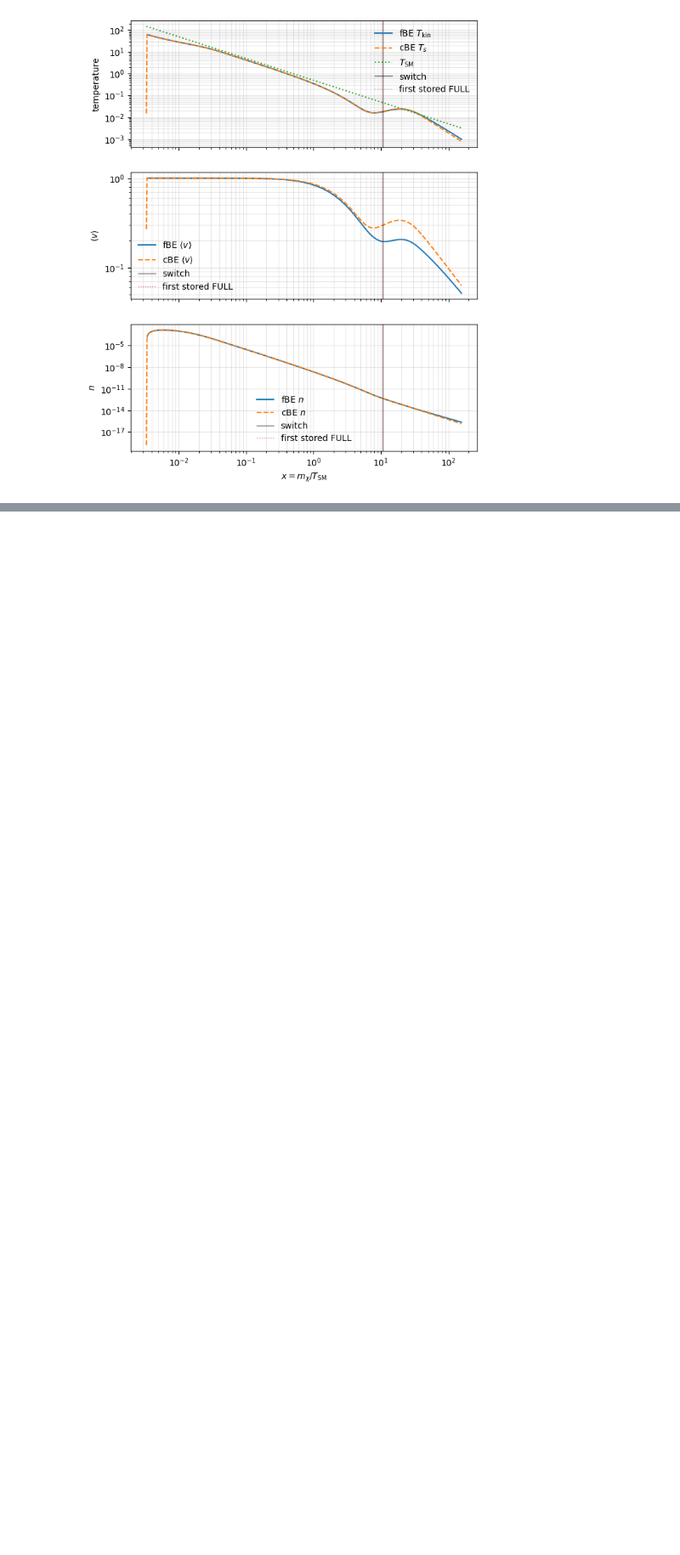
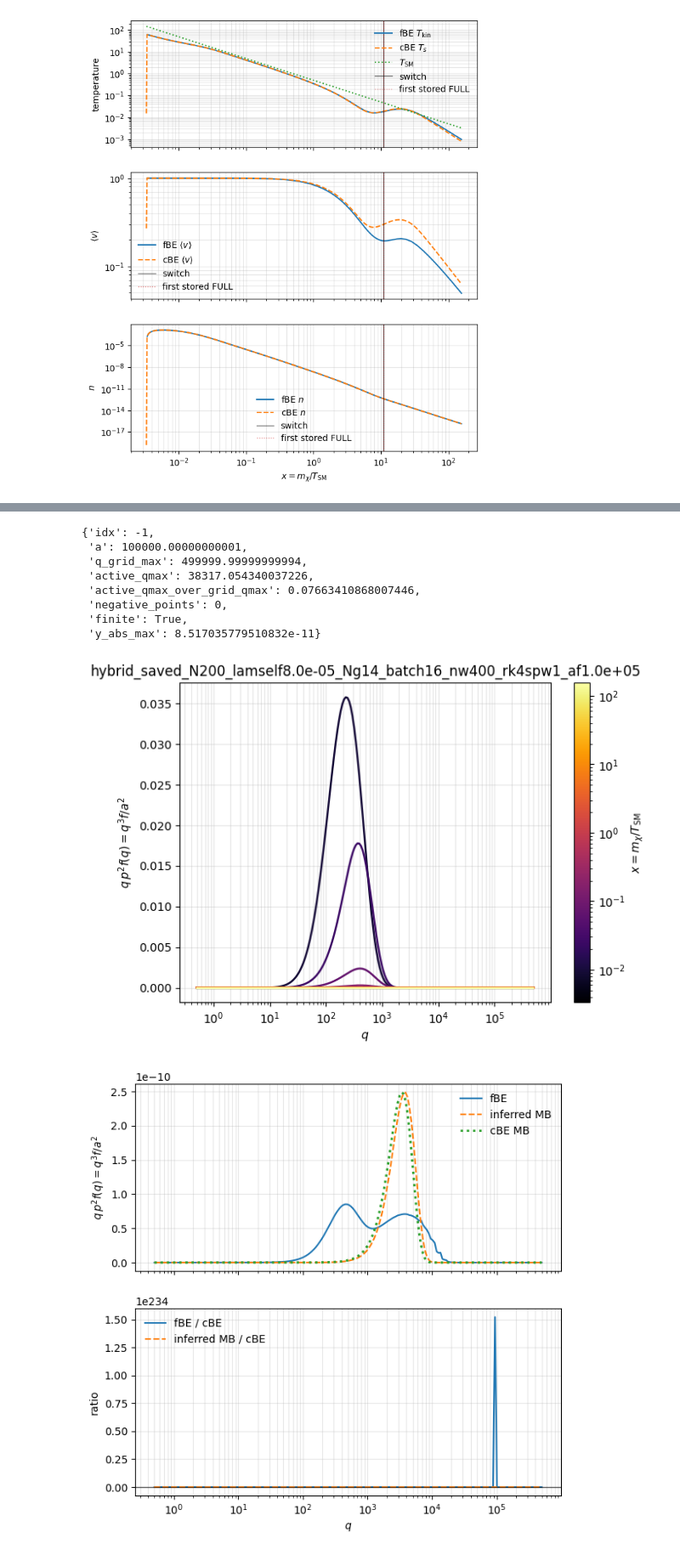
Before and after one commit to EsauCervantes/KineticXGPU, a Jupyter notebook: notebooks/plots.ipynb, the cells around one changed output, grey strips where cells are left out. Shown at 85% size. Saved outputs shown, nothing was run; the diff lists cells and outputs as text; code cells hidden in the pictures; blank space fills up the shorter version.

```diff
--- a/notebooks/plots.ipynb
+++ b/notebooks/plots.ipynb
@@ -111,0 +120,37 @@ fig, summary = ps.plot_scattering_switch_diagnostics_x(
+# %%
+from scripts import plots_solver as ps
+
+runs = ps.load_all_runs_matching(
+    results_dir="results/runs/dense",
+    pattern="hybrid_saved_*",
+)
+
+cbe_data, cbe_meta = ps.load_cbe_solution("results/runs/cbe_benchmark")
+cbe = ps.make_cbe_interpolators(cbe_data)
+
+run = runs[sorted(runs)[-1]]
+
+ps.plot_snapshots_evolution(
+    run,
+    n_snapshots=10,
+    quantity="q_p2f",
+    color_by="x",
+    cmap="inferno",
+)
+
+ps.plot_final_against_cbe(
+    run,
+    cbe=cbe,
+    quantity="q_p2f",
+    yscale="linear",
+)
+
+ps.plot_temperature_fugacity_velocity(
+    run,
+    cbe=cbe,
+    cosmo=ps.make_cosmology(),
+)
+
+ps.print_final_velocity_summary(run)
+ps.tail_diagnostics(run)
+# %% [output]
@@ -111,0 +177,10 @@ fig, summary = ps.plot_scattering_switch_diagnostics_x(
+{'idx': -1,
+ 'a': 100000.00000000001,
+ 'q_grid_max': 499999.99999999994,
+ 'active_qmax': 38317.054340037226,
+ 'active_qmax_over_grid_qmax': 0.07663410868007446,
+ 'negative_points': 0,
+ 'finite': True,
+ 'y_abs_max': 8.517035779510832e-11}
+[figure, added]
+[figure, added]
```
Also changed, not shown: parts of 7 cells of this notebook, 28 other files.
